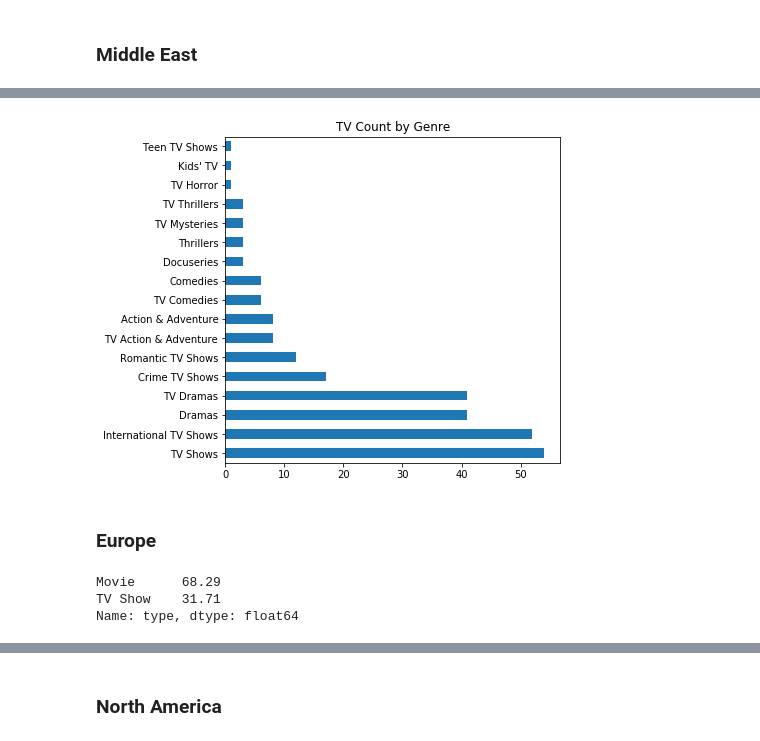
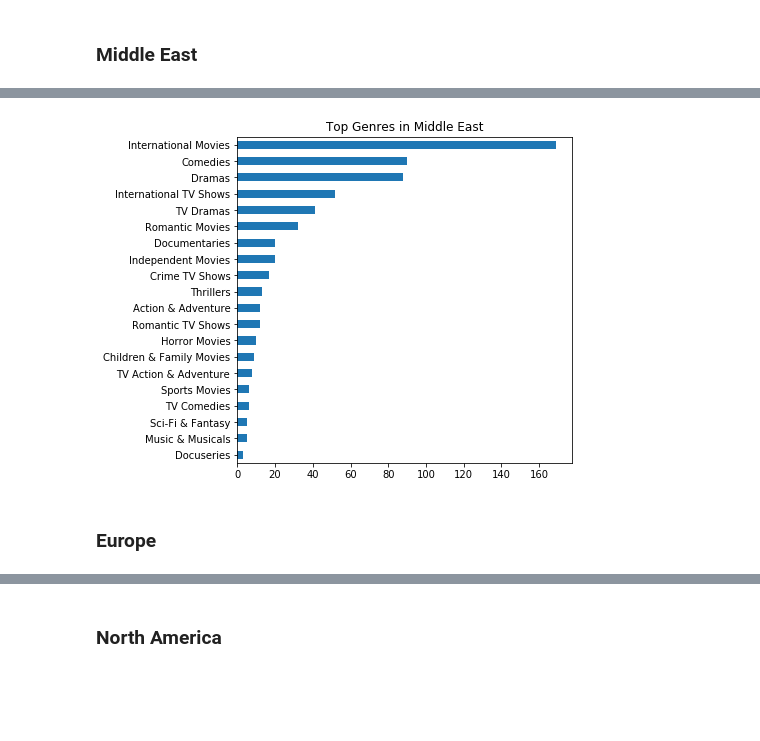
Before and after one commit to albert-ntiri/netflix, a Jupyter notebook: Netflix_Region_Comparison.ipynb, the cells around one changed output, grey strips where cells are left out. Saved outputs shown, nothing was run; the diff lists cells and outputs as text; code cells hidden in the pictures; blank space fills up the shorter version.

```diff
--- a/Netflix_Region_Comparison.ipynb
+++ b/Netflix_Region_Comparison.ipynb
@@ -555,0 +512,8 @@ middle_east.movie_data.head(3)
+# %%
+# Instantiate Region object for the Middle East, generate profile, show example movies and TV shows, and graph top genres.
+
+middle_east = Region(netflix.data, middle_east_countries, regions[3])
+middle_east.create_regional_df()
+middle_east.split_df()
+middle_east.generate_profile(agg_list=four_plus_seasons, agg_key=mult_seasons)
+middle_east.movie_data.head(3)
@@ -581,14 +534,6 @@ middle_east.graph_avg_duration_by_genre()
-# %%
-middle_east.graph_season_dist_by_genre()
-# %% [output]
-[figure, removed]
+# %%
+middle_east.graph_freq_dist_by_genre(middle_east.regional_data, 'middle_east_content', 20)
+# %% [output]
+[figure, added]
 # %% [markdown]
 ### Europe
-# %%
-europe = Region(netflix.data, european_countries)
-europe.create_regional_df()
-europe.gen_freq_table(europe.regional_data, 'type')
-# %% [output]
-Movie      68.29
-TV Show    31.71
-Name: type, dtype: float64
```
Also changed, not shown: parts of 71 cells of this notebook, 2 other files.
